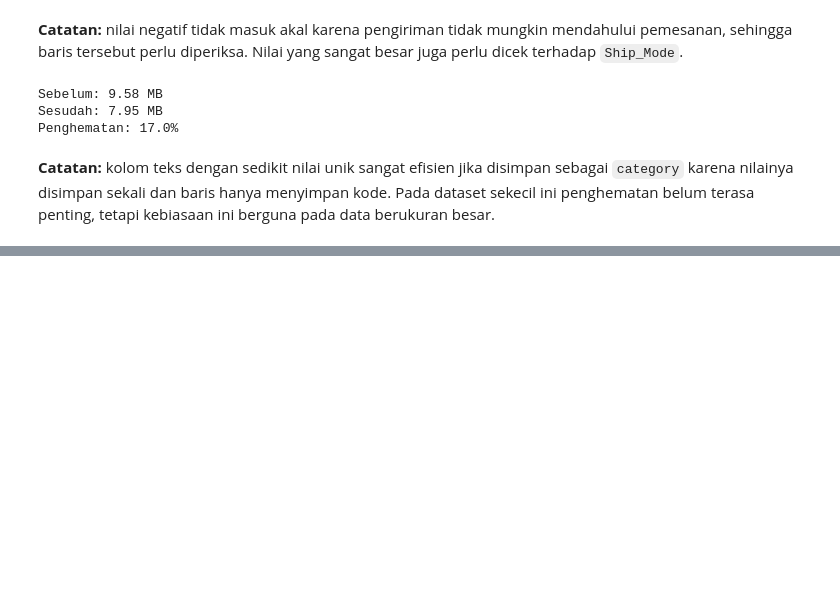
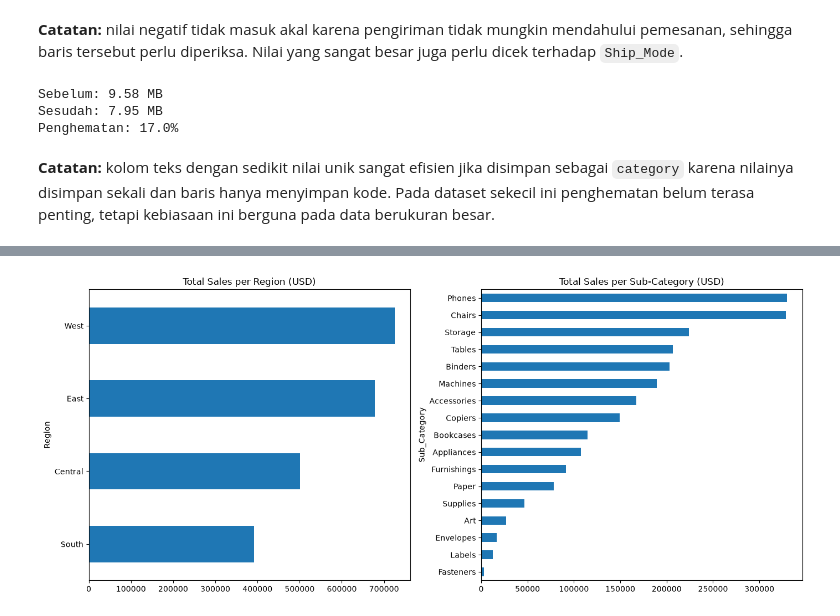
Before and after one commit to jagadhita28/superstore-sales-forecasting, a Jupyter notebook: notebooks/superstore-sales-forecasting.ipynb, the cells around one changed output, grey strips where cells are left out. Drawn from its saved outputs; the diff is of its cells as text; code cells hidden in the pictures; blank space fills up the shorter version.

```diff
--- a/notebooks/superstore-sales-forecasting.ipynb
+++ b/notebooks/superstore-sales-forecasting.ipynb
@@ -323,0 +372,17 @@ Penghematan: 17.0%
+# %%
+# Plot berdasarkan region dan sub-category, dijadikan berdampingan
+
+fig, axes = plt.subplots(1, 2, figsize=(14, 6))
+
+# Plot sales per region
+sales_region = demand_src.groupby("Region")["Sales"].sum().sort_values()
+sales_region.plot(kind="barh", ax=axes[0], title="Total Sales per Region (USD)")
+
+# Plot sales per sub-category
+sales_subcateg = demand_src.groupby("Sub_Category")["Sales"].sum().sort_values()
+sales_subcateg.plot(kind="barh", ax=axes[1], title="Total Sales per Sub-Category (USD)")
+
+plt.tight_layout()
+plt.show()
+# %% [output]
+[figure, added]
```
Also changed, not shown: parts of 11 cells of this notebook.
